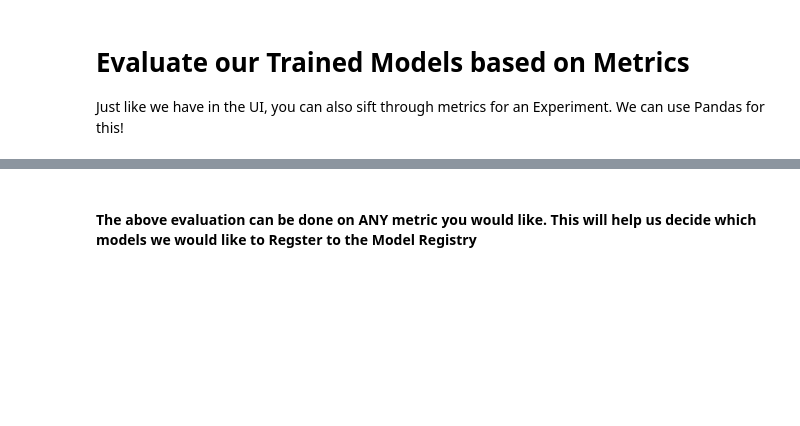
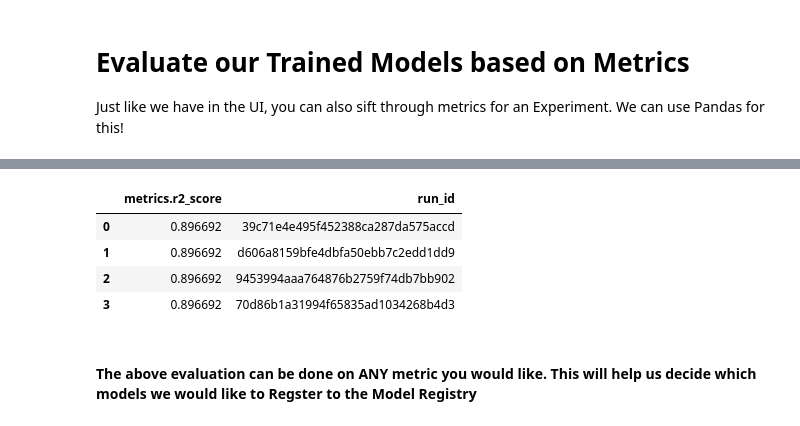
Before and after one commit to geekbass/MLflow-Workshop, a Jupyter notebook: MLflow Workshop Answers.ipynb, the cells around one changed output, grey strips where cells are left out. Drawn from its saved outputs; the diff is of its cells as text; code cells hidden in the pictures; blank space fills up the shorter version.

```diff
--- a/MLflow Workshop Answers.ipynb
+++ b/MLflow Workshop Answers.ipynb
@@ -136,6 +191,6 @@ len(X_train), len(X_test), len(y_train), len(y_test)
 import mlflow
 
 # Set the connection to the tracking URI
-mlflow.____
+mlflow.set_tracking_uri("sqlite:///mydb.sqlite")
 # Set the experiment
 mlflow.set_experiment("PotentialStartups")
@@ -240,8 +347,13 @@ evals_df = mlflow.search_runs([experiment_id], order_by=["metrics.r2_score DESC"
 evals_df
 # %%
 # Print ONLY the r2_score and the run_id
-evals_df[[____, ____]]
-evals_df
+evals_df[["metrics.r2_score", "run_id"]]
+# %% [output]
+|  | metrics.r2_score | run_id |
+| 0 | 0.896692 | 39c71e4e495f452388ca287da575accd |
+| 1 | 0.896692 | d606a8159bfe4dbfa50ebb7c2edd1dd9 |
+| 2 | 0.896692 | 9453994aaa764876b2759f74db7bb902 |
+| 3 | 0.896692 | 70d86b1a31994f65835ad1034268b4d3 |
 # %% [markdown]
 #### The above evaluation can be done on ANY metric you would like. This will help us decide which models we would like to Regster to the Model Registry
 # %% [markdown]
```
Also changed, not shown: parts of 28 cells of this notebook, 1 other file.
